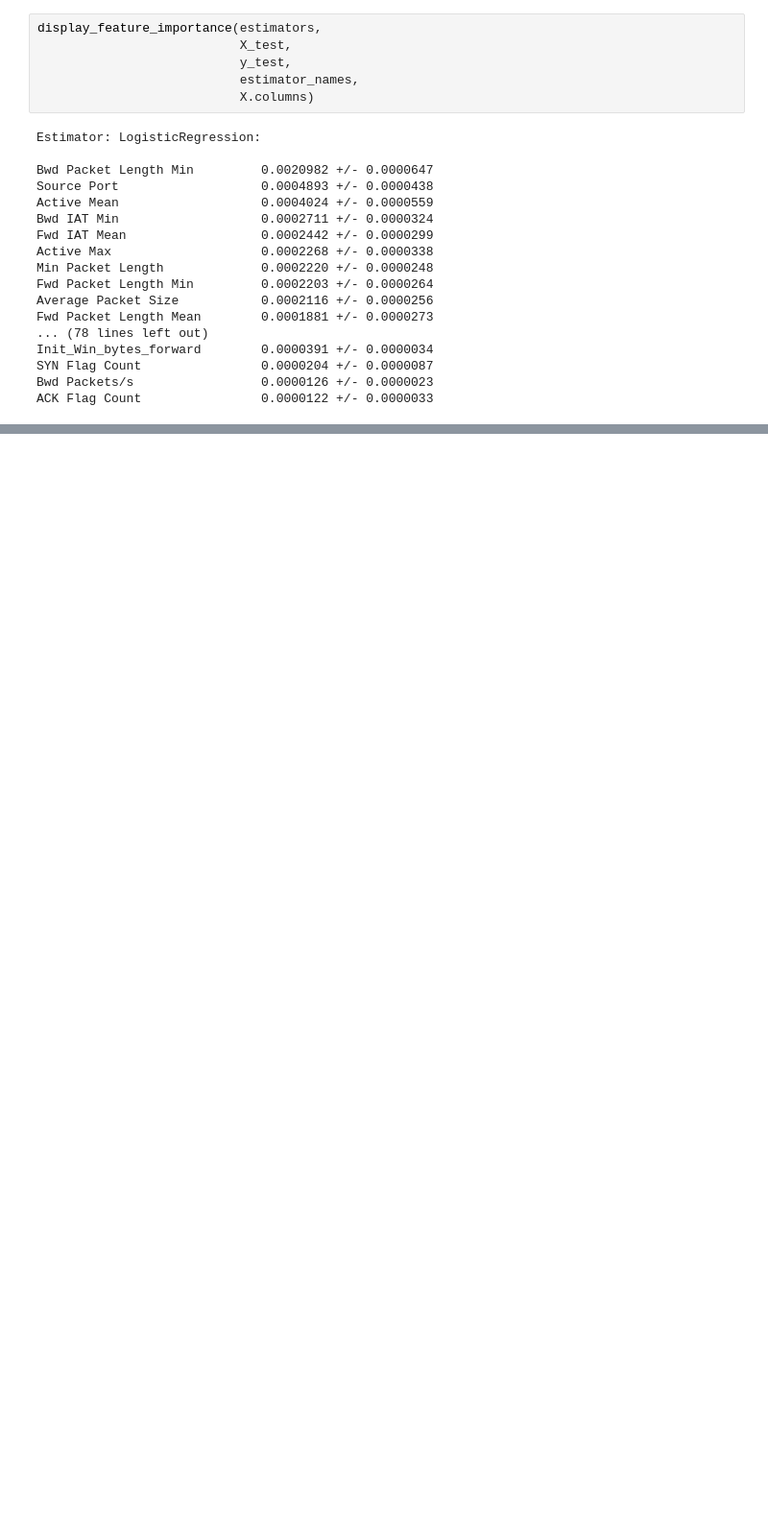
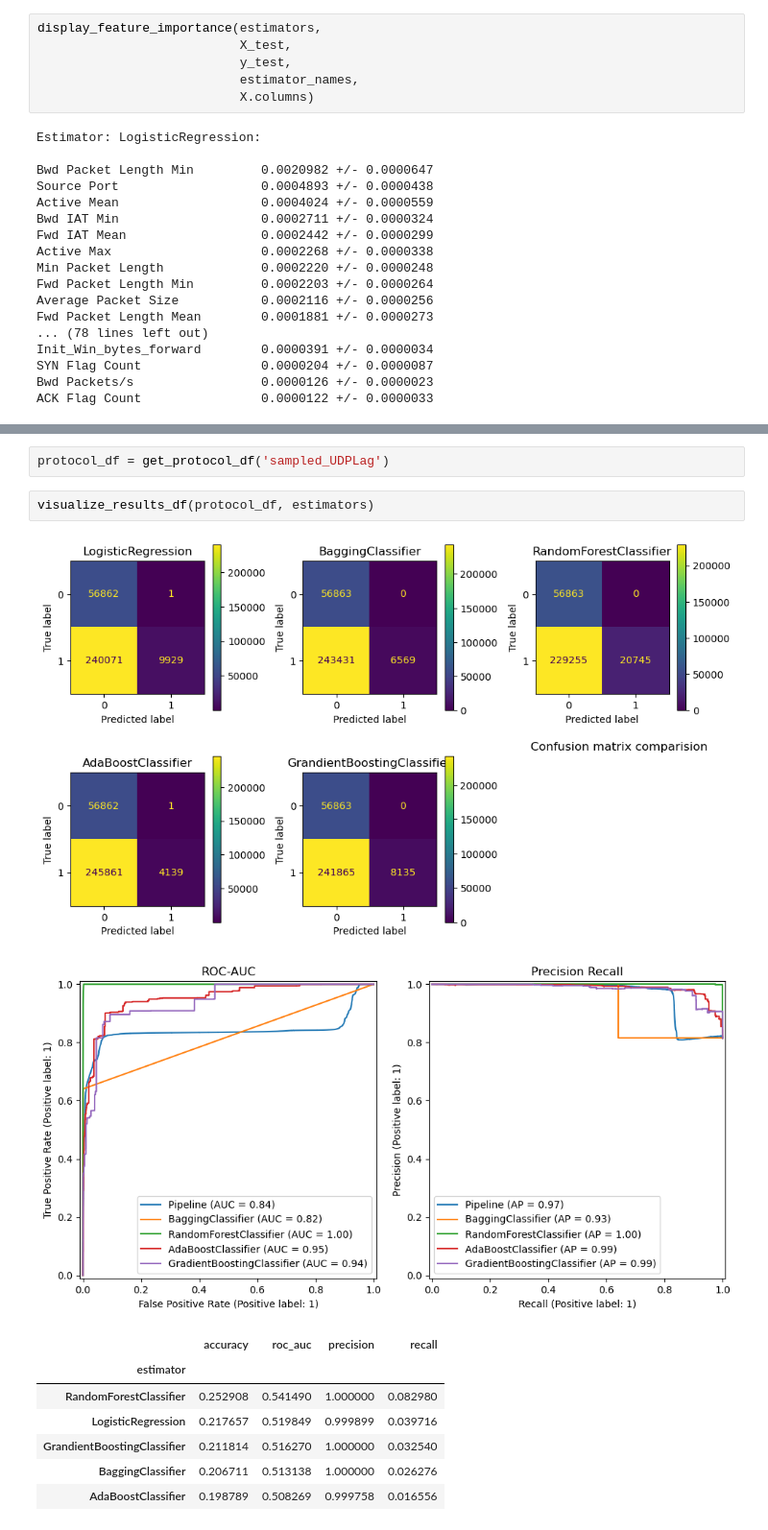
Before and after one commit to raosalapaka/ml-ddos, a Jupyter notebook: capstone_ddos_ldap.ipynb, the cells around one changed output, grey strips where cells are left out. Shown at 96% size. Saved outputs shown, nothing was run; the diff lists cells and outputs as text; blank space fills up the shorter version.

```diff
--- a/capstone_ddos_ldap.ipynb
+++ b/capstone_ddos_ldap.ipynb
@@ -309,0 +307,14 @@ visualize_results('data/CICDDos2019/sampled_data/sampled_DrDoS_MSSQL_1.csv', est
+# %%
+protocol_df = get_protocol_df('sampled_UDPLag')
+# %%
+visualize_results_df(protocol_df, estimators)
+# %% [output]
+[figure, added]
+[figure, added]
+|  | accuracy | roc_auc | precision | recall |
+| estimator |  |  |  |  |
+| RandomForestClassifier | 0.252908 | 0.541490 | 1.000000 | 0.082980 |
+| LogisticRegression | 0.217657 | 0.519849 | 0.999899 | 0.039716 |
+| GrandientBoostingClassifier | 0.211814 | 0.516270 | 1.000000 | 0.032540 |
+| BaggingClassifier | 0.206711 | 0.513138 | 1.000000 | 0.026276 |
+| AdaBoostClassifier | 0.198789 | 0.508269 | 0.999758 | 0.016556 |
```
Also changed, not shown: parts of 12 cells of this notebook, 7 other files.
